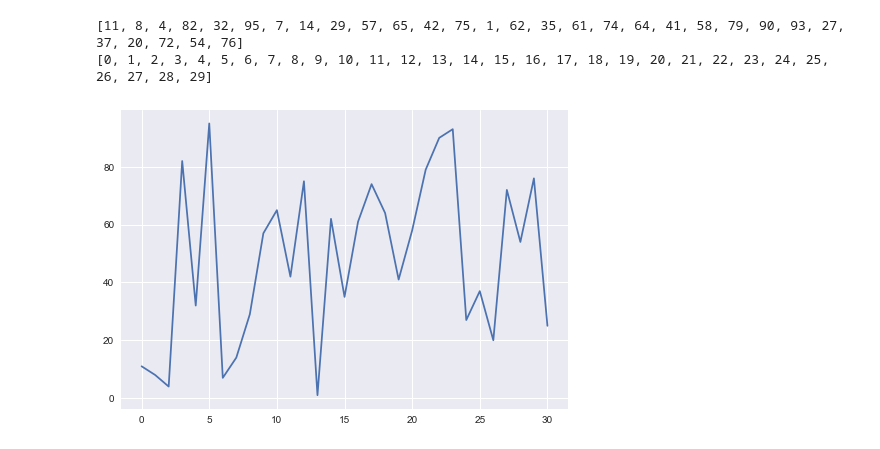
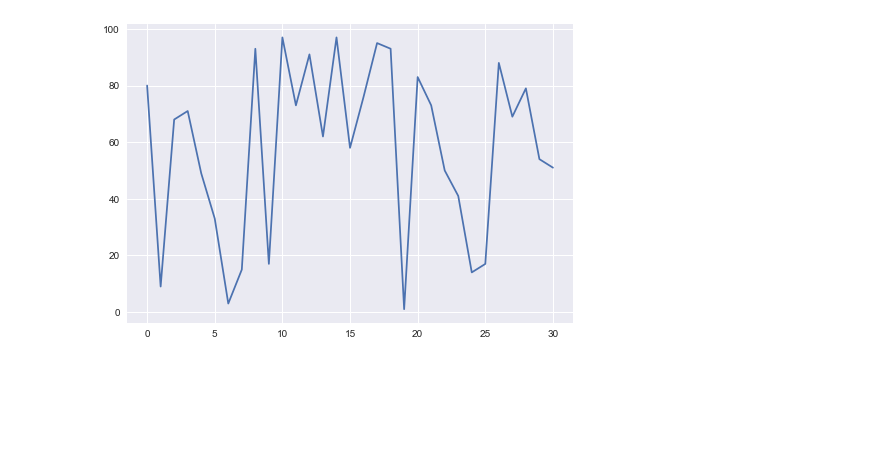
Before and after one commit to sachinyadav3496/Python_Codes, a Jupyter notebook: batch_5pm/data_sciennce/Python/Day2/Numpy_matplot.ipynb, the cells around one changed output. Cells and saved outputs as stored; diff of their text form; code cells hidden in the pictures; blank space fills up the shorter version.

```diff
--- a/batch_5pm/data_sciennce/Python/Day2/Numpy_matplot.ipynb
+++ b/batch_5pm/data_sciennce/Python/Day2/Numpy_matplot.ipynb
@@ -110,29 +110,28 @@ plt.show()
 # %%
 #animated graph
 
 import matplotlib.pyplot as plt
 import matplotlib.animation as animation
 from matplotlib import style
+from random import randint
 #style.available?
 style.use('seaborn')
 fig = plt.figure()
 plot1 = fig.add_subplot(1,1,1)
-print(data)
-print(x)
+x = [ var for var in range(30)]
+data = [ randint(1,100) for var in range(30)]
 def animate(i):
     global data,x
     data.append(randint(1,100))
     x.append(x[-1] + 1)
     plot1.clear()
     plot1.plot(x,data)
 
 ani = animation.FuncAnimation(fig,animate,interval=1000)
 plt.show()
 #run this as a script to get live graph
 # %% [output]
-[11, 8, 4, 82, 32, 95, 7, 14, 29, 57, 65, 42, 75, 1, 62, 35, 61, 74, 64, 41, 58, 79, 90, 93, 27, 37, 20, 72, 54, 76]
-[0, 1, 2, 3, 4, 5, 6, 7, 8, 9, 10, 11, 12, 13, 14, 15, 16, 17, 18, 19, 20, 21, 22, 23, 24, 25, 26, 27, 28, 29]
-[figure, old version]
+[figure, new version]
 # %%
 #more animatided
 
```
Also changed, not shown: parts of 6 cells of this notebook, 9 other files.
